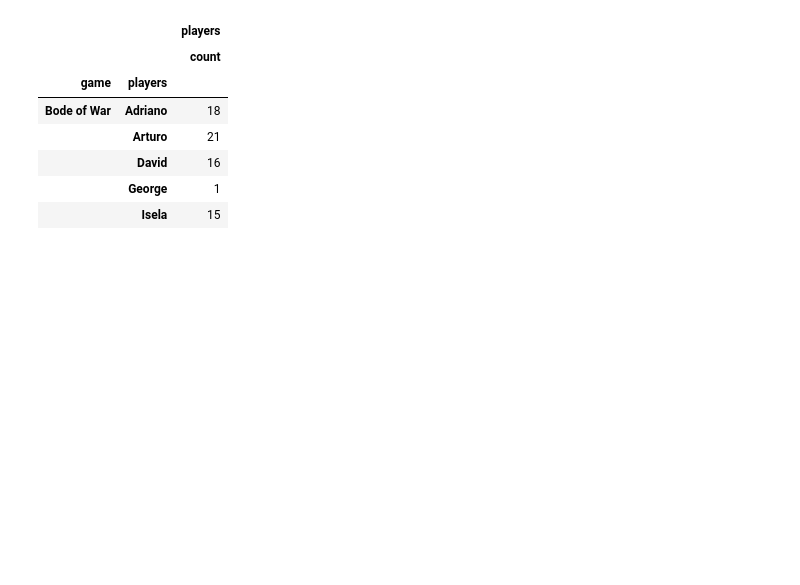
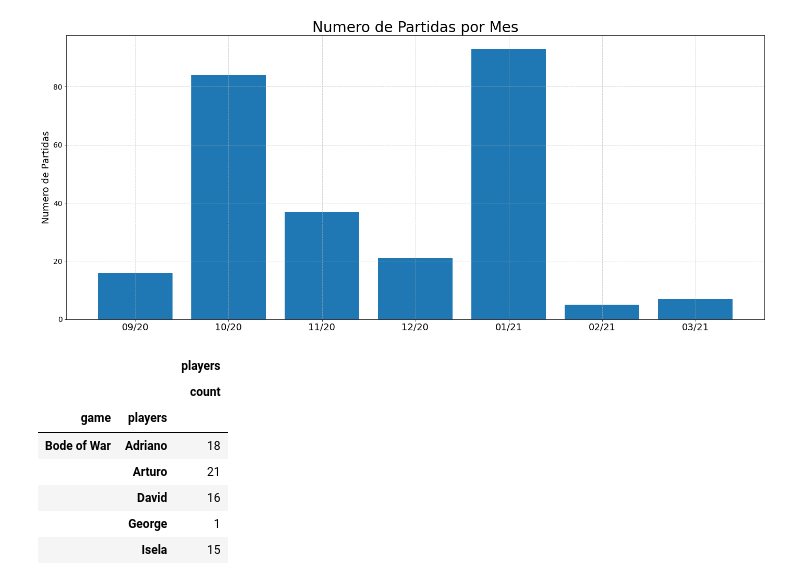
Before and after one commit to mhacarthur/card-game-stats, a Jupyter notebook: statistics.ipynb, the cells around one changed output. Cells and saved outputs as stored; diff of their text form; code cells hidden in the pictures; blank space fills up the shorter version.

```diff
--- a/statistics.ipynb
+++ b/statistics.ipynb
@@ -86,0 +95,14 @@ plt.savefig('./fig/partidas_dia.png',facecolor='w',bbox_inches ='tight',pad_inch
+# %%
+new_m = []
+new_y = []
+new_c = []
+
+count_ = 0
+for y in list_yr:
+    for m in list_mo:
+        total_mensual = df_games_dia_sort.loc[(df_games_dia_sort['mes'] == m) & (df_games_dia_sort['ano'] == y), 'num'].sum()
+        if total_mensual != 0:
+            print(str(int(m)).zfill(2),str(int(y)).zfill(2),total_mensual)
+            new_m.append(str(int(m)).zfill(2))
+            new_y.append(str(int(y)).zfill(2))
+            new_c.append(total_mensual)
@@ -87,3 +117,15 @@ plt.savefig('./fig/partidas_dia.png',facecolor='w',bbox_inches ='tight',pad_inch
+# %%
+contador = np.arange(0,len(new_c))
+label = [x +'/'+ y for x, y in zip(new_m, new_y)]
+fig, ax = plt.subplots(1, 1, figsize=(24, 10))
+rects1 = ax.bar(contador,new_c)
+plt.ylabel('Numero de Partidas',fontsize=18)
+plt.grid(linestyle='--', linewidth=0.6)
+plt.xticks(contador,label,fontsize=18)
+plt.title('Numero de Partidas por Mes',fontsize=28)
+plt.savefig('./fig/partidas_mes.png',facecolor='w',bbox_inches ='tight',pad_inches=0.1)
+# %% [output]
+[figure, added]
 # %%
 def render_mpl_table(data, col_width=3.0, row_height=0.625, font_size=14,
                      header_color='#40466e', row_colors=['#f1f1f2', 'w'], edge_color='w',
```
Also changed, not shown: parts of 8 cells of this notebook, 7 other files.
